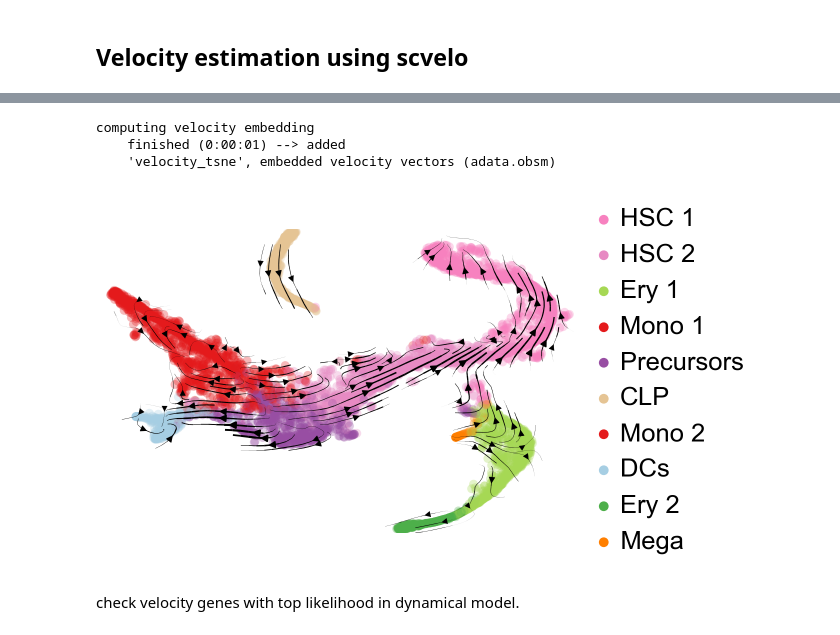
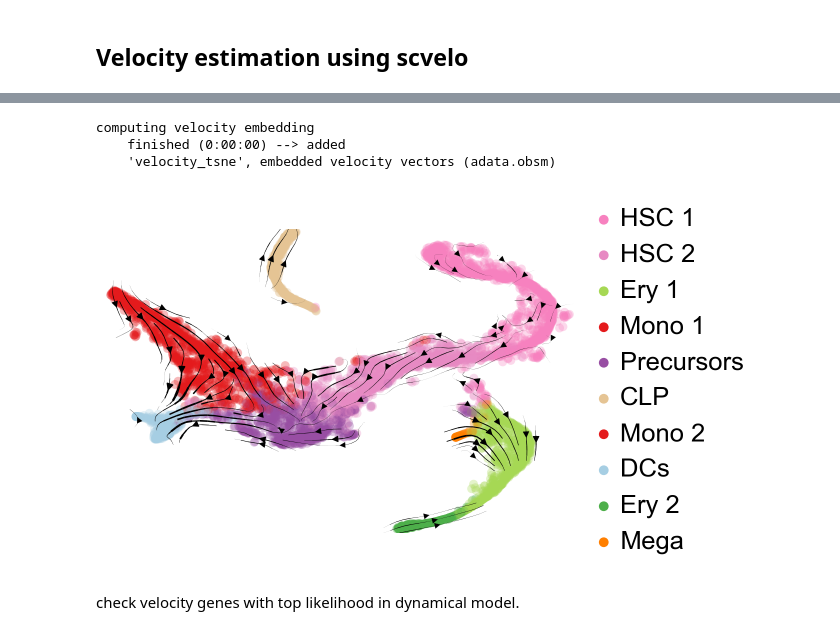
Before and after one commit to AnJunHao/02712_group_project, a Jupyter notebook: test_graphvelo_scv.ipynb, the cells around one changed output, grey strips where cells are left out. Drawn from its saved outputs; the diff is of its cells as text; code cells hidden in the pictures.

Commit message:
Implement velocity computation

```diff
--- a/test_graphvelo_scv.ipynb
+++ b/test_graphvelo_scv.ipynb
@@ -65,12 +43,13 @@ computing latent time using root_cells as prior
 # %%
 fig_kwargs = {"color": ["clusters"], "legend_loc": "right", "dpi": 100, "title": ""}
 # if save_figure: fig_kwargs['save'] = scv.settings.figdir + '/suppl_figures_hspc/velocities_umap_streamlines.png'
+project.tl.velocity_graph(adata)
 project.pl.velocity_embedding_stream(adata, **fig_kwargs)
 # %% [output]
 computing velocity embedding
-    finished (0:00:01) --> added
+    finished (0:00:00) --> added
     'velocity_tsne', embedded velocity vectors (adata.obsm)
-[figure, old version]
+[figure, new version]
 # %% [markdown]
 check velocity genes with top likelihood in dynamical model.
 # %%
```
Also changed, not shown: parts of 11 cells of this notebook, 5 other files.
